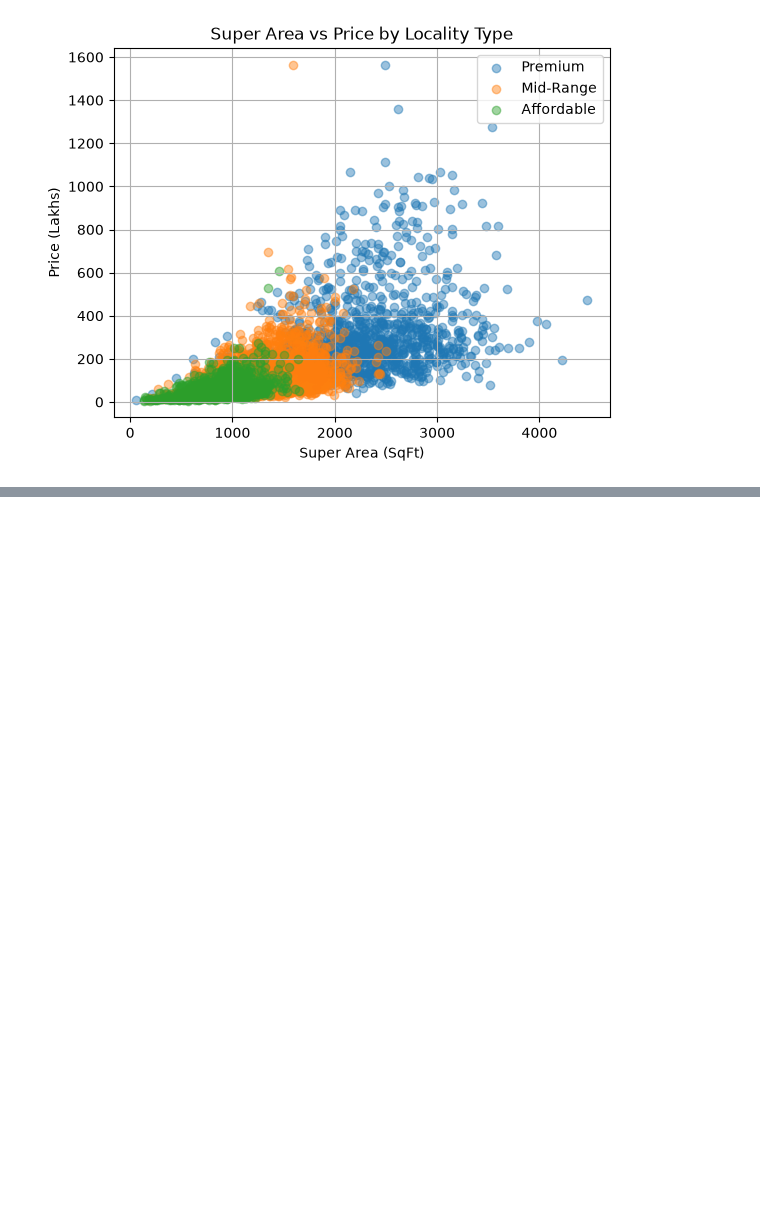
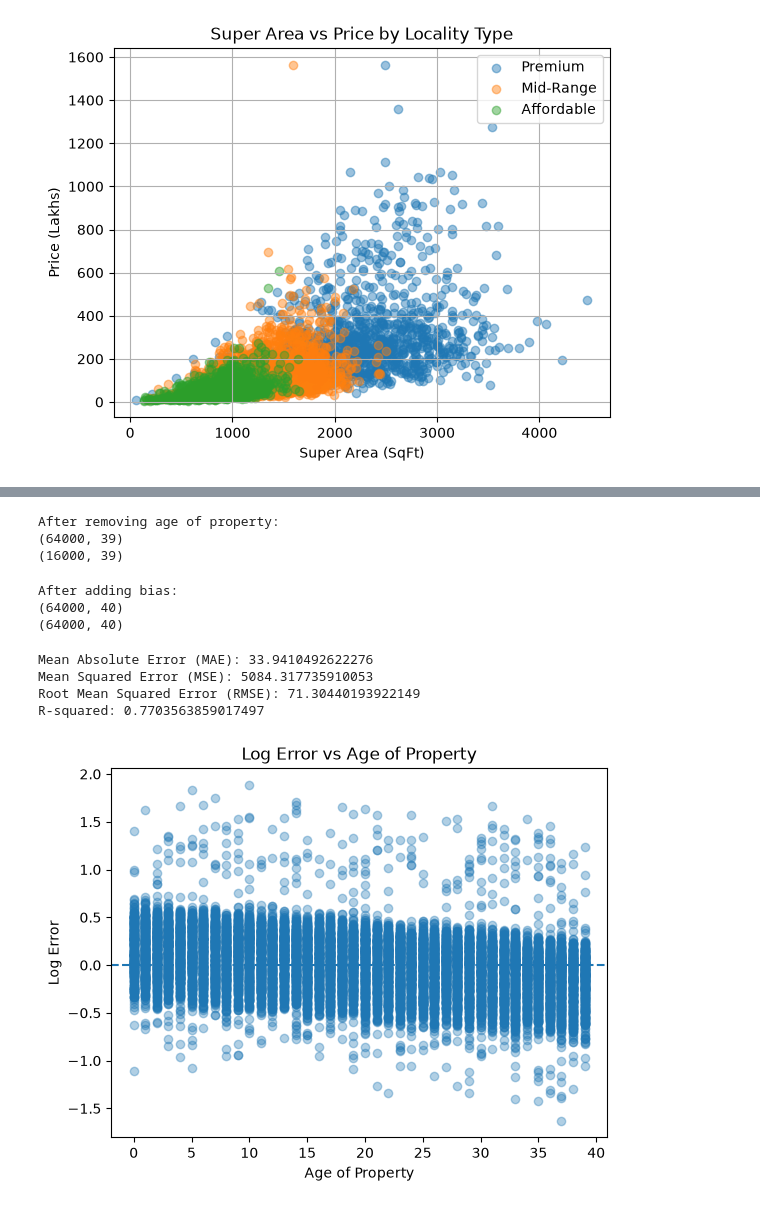
Before and after one commit to ashishkrsingh21/House-Price-Prediction, a Jupyter notebook: notebooks/03_model_training.ipynb, the cells around one changed output, grey strips where cells are left out. Saved outputs shown, nothing was run; the diff lists cells and outputs as text; code cells hidden in the pictures; blank space fills up the shorter version.

```diff
--- a/notebooks/03_model_training.ipynb
+++ b/notebooks/03_model_training.ipynb
@@ -267,0 +1467,62 @@ plt.show()
+# %%
+X_train_no_age_of_property = np.delete(
+    X_train_no_total_floor,
+    age_of_property_index,
+    axis = 1
+)
+
+X_test_no_age_of_property = np.delete(
+    X_test_no_total_floor,
+    age_of_property_index,
+    axis = 1
+)
+
+del current_features[age_of_property_index]
+
+print("After removing age of property: ")
+print(X_train_no_age_of_property.shape)
+print(X_test_no_age_of_property.shape)
+# %% [output]
+After removing age of property:
+(64000, 39)
+(16000, 39)
+# %%
+X_train_no_age_of_property_bias, X_test_no_age_of_property_bias = add_bias(X_train_no_age_of_property, X_test_no_age_of_property)
+
+print("After adding bias: ")
+print(X_train_no_age_of_property_bias.shape)
+print(X_train_no_age_of_property_bias.shape)
+# %% [output]
+After adding bias:
+(64000, 40)
+(64000, 40)
+# %%
+lr_model_no_age_of_property = LinearRegression()
+lr_model_no_age_of_property.fit(X_train_no_age_of_property_bias, y_train_log)
+# %%
+y_pred_no_age_of_property_log = lr_model_no_age_of_property.predict(X_test_no_age_of_property_bias)
+
+y_pred_no_age_of_property_org = np.expm1(y_pred_no_age_of_property_log)
+# %%
+error_analysis(y_test, y_pred_no_age_of_property_org)
+# %% [output]
+Mean Absolute Error (MAE): 33.9410492622276
+Mean Squared Error (MSE): 5084.317735910053
+Root Mean Squared Error (RMSE): 71.30440193922149
+R-squared: 0.7703563859017497
+# %%
+log_residual = y_test_log - y_pred_no_age_of_property_log
+
+plt.scatter(X_test["Age_of_Property"],
+            log_residual,
+            alpha = 0.35)
+
+plt.axhline(0,
+            linestyle="--")
+
+plt.xlabel("Age of Property")
+plt.ylabel("Log Error")
+plt.title("Log Error vs Age of Property")
+plt.show()
+# %% [output]
+[figure, added]
```
Also changed, not shown: parts of 225 cells of this notebook.
